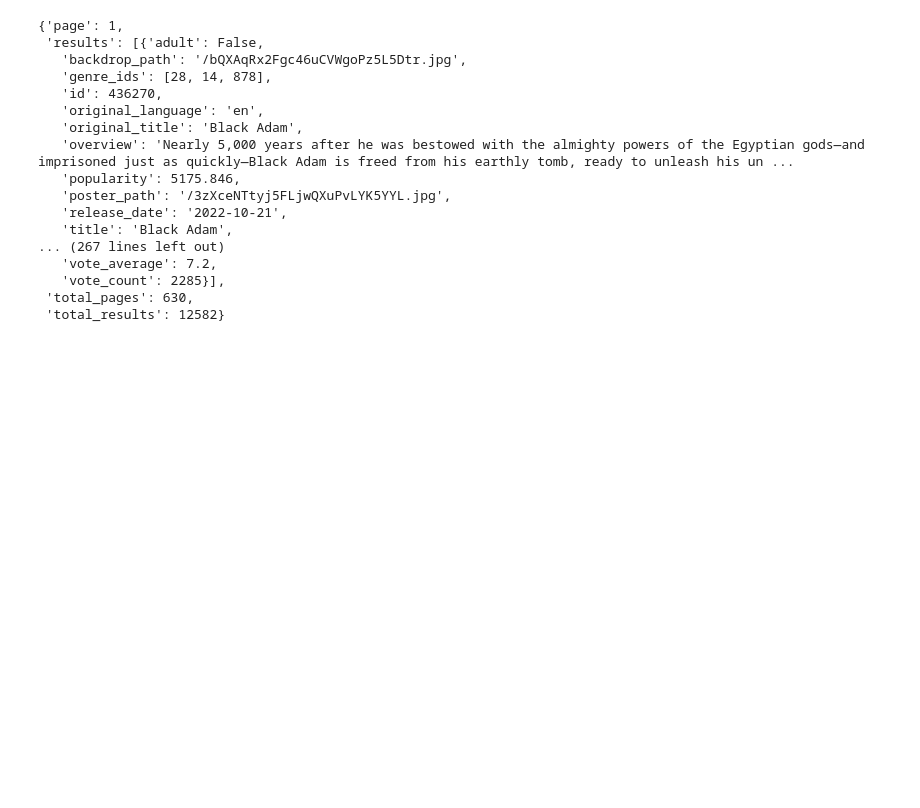
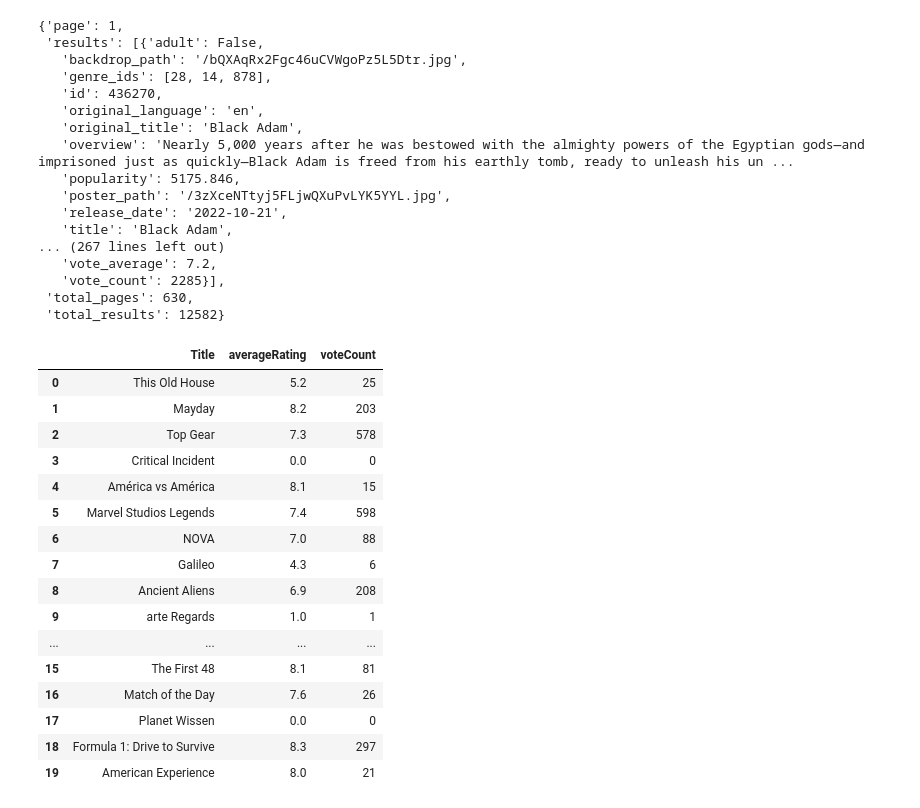
Before and after one commit to lindsaysegal/harp151project, a Jupyter notebook: eperezApisLab.ipynb, the cells around one changed output. Drawn from its saved outputs; the diff is of its cells as text; code cells hidden in the pictures; blank space fills up the shorter version.

```diff
--- a/eperezApisLab.ipynb
+++ b/eperezApisLab.ipynb
@@ -299,3 +277,37 @@ json_file
 # %%
 import os
 import csv
+import json
+import requests
+import pandas as pd
+data_file=open ("tmdb.csv", "w", newline="", encoding="utf-8")
+csv_writer = csv.writer(data_file)
+csv_writer.writerow(["Title", "averageRating", "voteCount"])
+data=requests.get("https://api.themoviedb.org/3/discover/tv?api_key=2b0268899e7722c303709443c41c21f4&language=en-US&sort_by=popularity.desc&page=1&timezone=America%2FNew_York&include_null_first_air_dates=false&with_watch_monetization_types=flatrate&with_status=0&with_type=0").json()
+for elem in data['results']:
+        title=elem.get('original_name')
+        voteavg = elem.get('vote_average')
+        votenum = elem.get('vote_count')
+        ##summary =elem.get('overview')
+        csv_writer.writerow([title,voteavg,votenum])
+data_file.close()
+file = pd.read_csv("tmdb.csv")
+file
+# %% [output]
+|  | Title | averageRating | voteCount |
+| 0 | This Old House | 5.2 | 25 |
+| 1 | Mayday | 8.2 | 203 |
+| 2 | Top Gear | 7.3 | 578 |
+| 3 | Critical Incident | 0.0 | 0 |
+| 4 | América vs América | 8.1 | 15 |
+| 5 | Marvel Studios Legends | 7.4 | 598 |
+| 6 | NOVA | 7.0 | 88 |
+| 7 | Galileo | 4.3 | 6 |
+| 8 | Ancient Aliens | 6.9 | 208 |
+| 9 | arte Regards | 1.0 | 1 |
+| ... | ... | ... | ... |
+| 15 | The First 48 | 8.1 | 81 |
+| 16 | Match of the Day | 7.6 | 26 |
+| 17 | Planet Wissen | 0.0 | 0 |
+| 18 | Formula 1: Drive to Survive | 8.3 | 297 |
+| 19 | American Experience | 8.0 | 21 |
```
Also changed, not shown: parts of 2 cells of this notebook.
